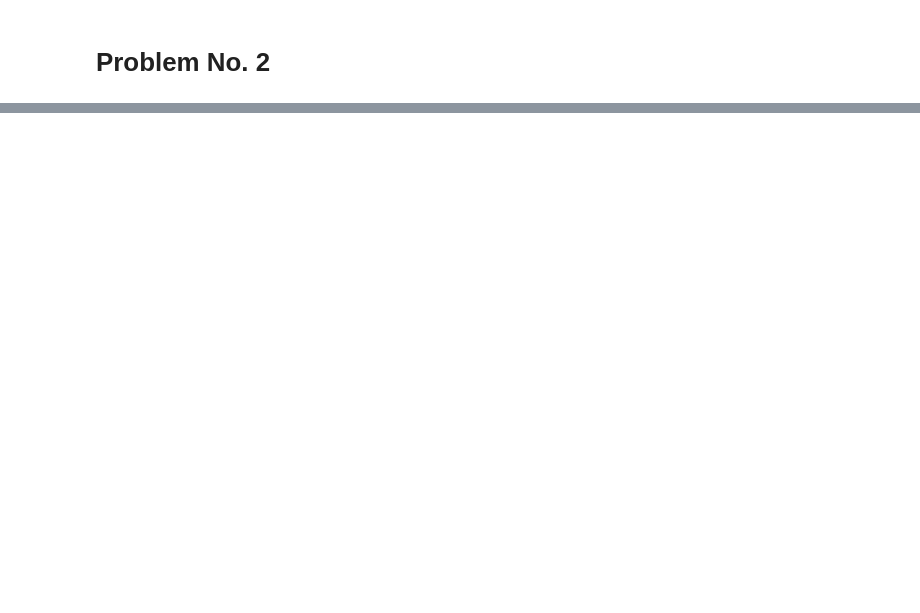
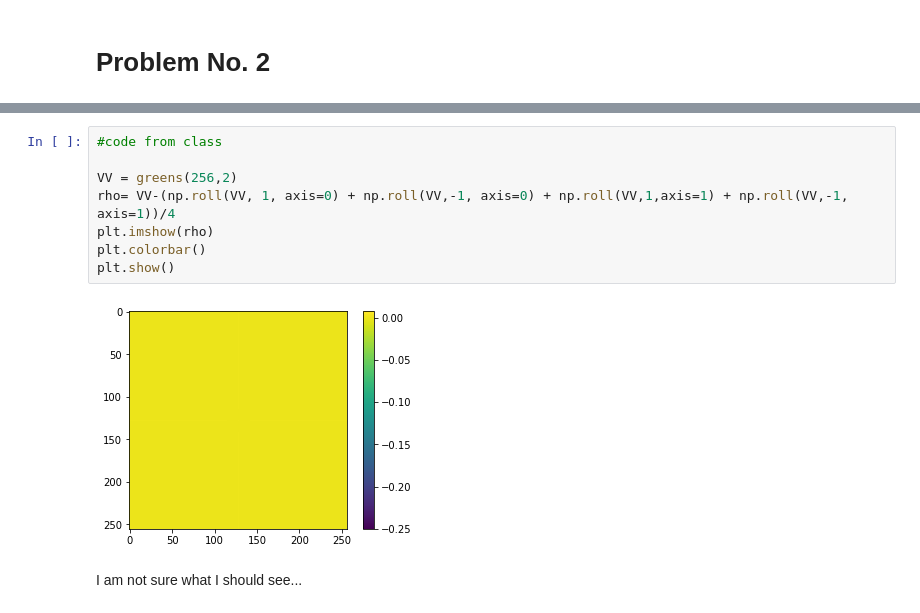
Before and after one commit to kinetic-kit/phys512, a Jupyter notebook: problem_sets/ProblemSet7.ipynb, the cells around one changed output, grey strips where cells are left out. Saved outputs shown, nothing was run; the diff lists cells and outputs as text; blank space fills up the shorter version.

```diff
--- a/problem_sets/ProblemSet7.ipynb
+++ b/problem_sets/ProblemSet7.ipynb
@@ -55,0 +120,12 @@ http://www.physics.drexel.edu/~steve/Courses/Comp_Phys/Integrators/leapfrog/
+# %%
+#code from class
+
+VV = greens(256,2)
+rho= VV-(np.roll(VV, 1, axis=0) + np.roll(VV,-1, axis=0) + np.roll(VV,1,axis=1) + np.roll(VV,-1, axis=1))/4
+plt.imshow(rho)
+plt.colorbar()
+plt.show()
+# %% [output]
+[figure, added]
+# %% [markdown]
+I am not sure what I should see...
```
Also changed, not shown: parts of 16 cells of this notebook.
